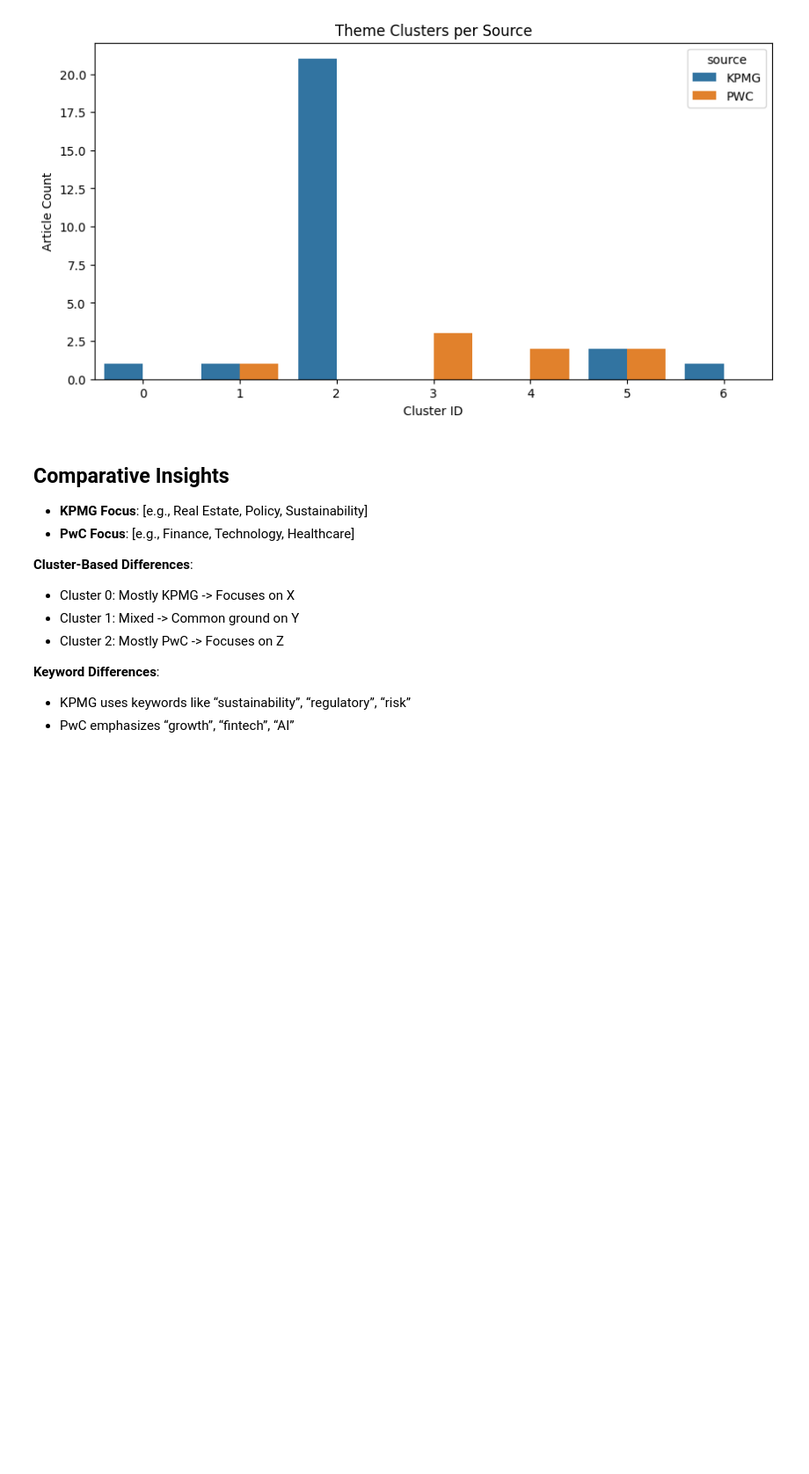
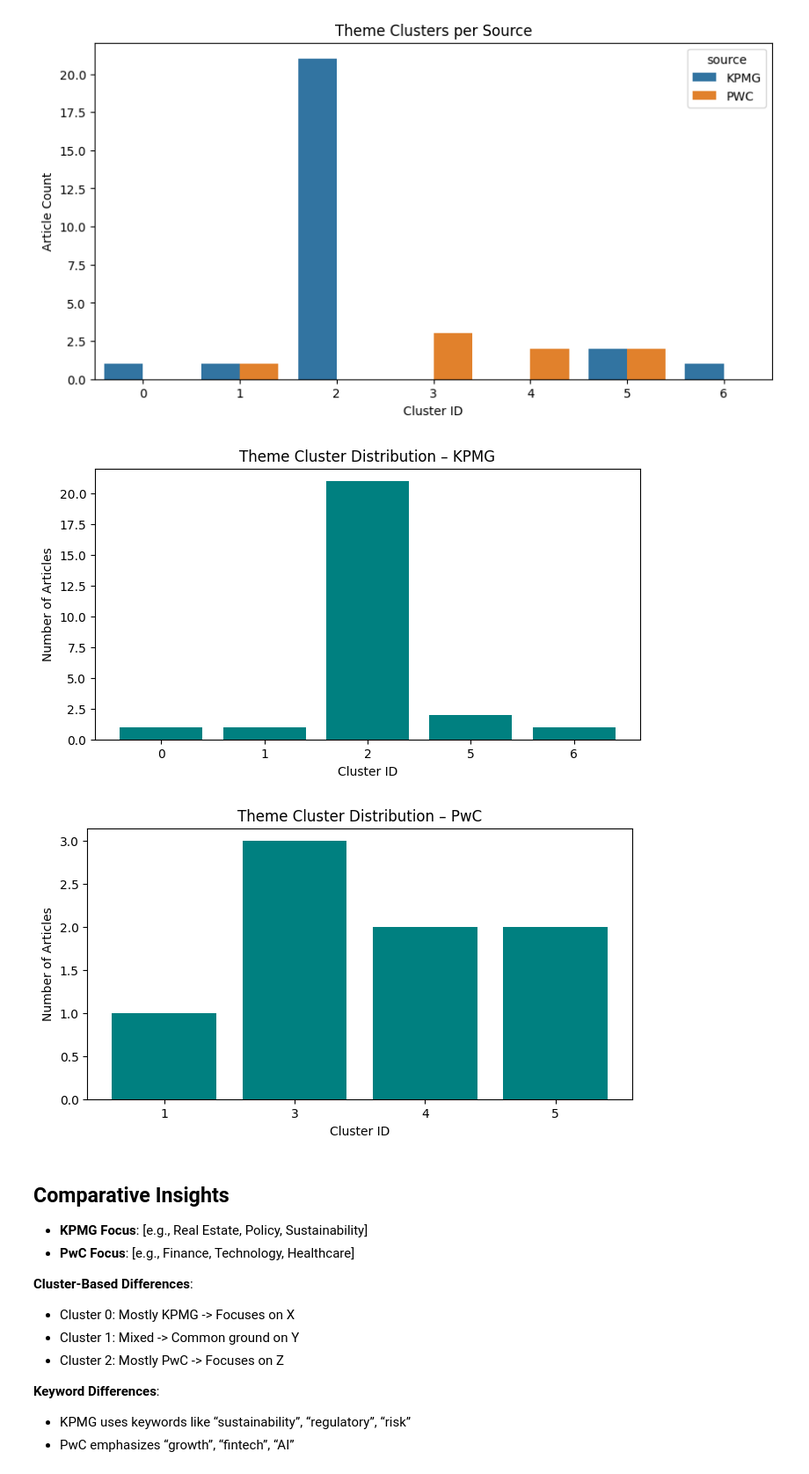
Before and after one commit to vivek-soni-916/KPMG_PwC_Insights, a Jupyter notebook: visualization.ipynb, the cells around one changed output. Shown at 88% size. Drawn from its saved outputs; the diff is of its cells as text; code cells hidden in the pictures; blank space fills up the shorter version.

```diff
--- a/visualization.ipynb
+++ b/visualization.ipynb
@@ -120,6 +120,27 @@ plt.ylabel("Article Count")
 plt.show()
 # %% [output]
 [figure]
+# %%
+# Filter KPMG articles
+kpmg_df = df[df['source'].str.upper() == 'KPMG'].copy()
+
+# Filter PwC articles
+pwc_df = df[df['source'].str.upper() == 'PWC'].copy()
+# %%
+def plot_cluster_distribution(df, source_name):
+    cluster_counts = df['cluster'].value_counts().sort_index()
+    plt.figure(figsize=(8, 4))
+    plt.bar(cluster_counts.index.astype(str), cluster_counts.values, color='teal')
+    plt.xlabel("Cluster ID")
+    plt.ylabel("Number of Articles")
+    plt.title(f"Theme Cluster Distribution – {source_name}")
+    plt.show()
+
+plot_cluster_distribution(kpmg_df, "KPMG")
+plot_cluster_distribution(pwc_df, "PwC")
+# %% [output]
+[figure, added]
+[figure, added]
 # %% [markdown]
 ## Comparative Insights
 
```
Also changed, not shown: parts of 5 cells of this notebook.
